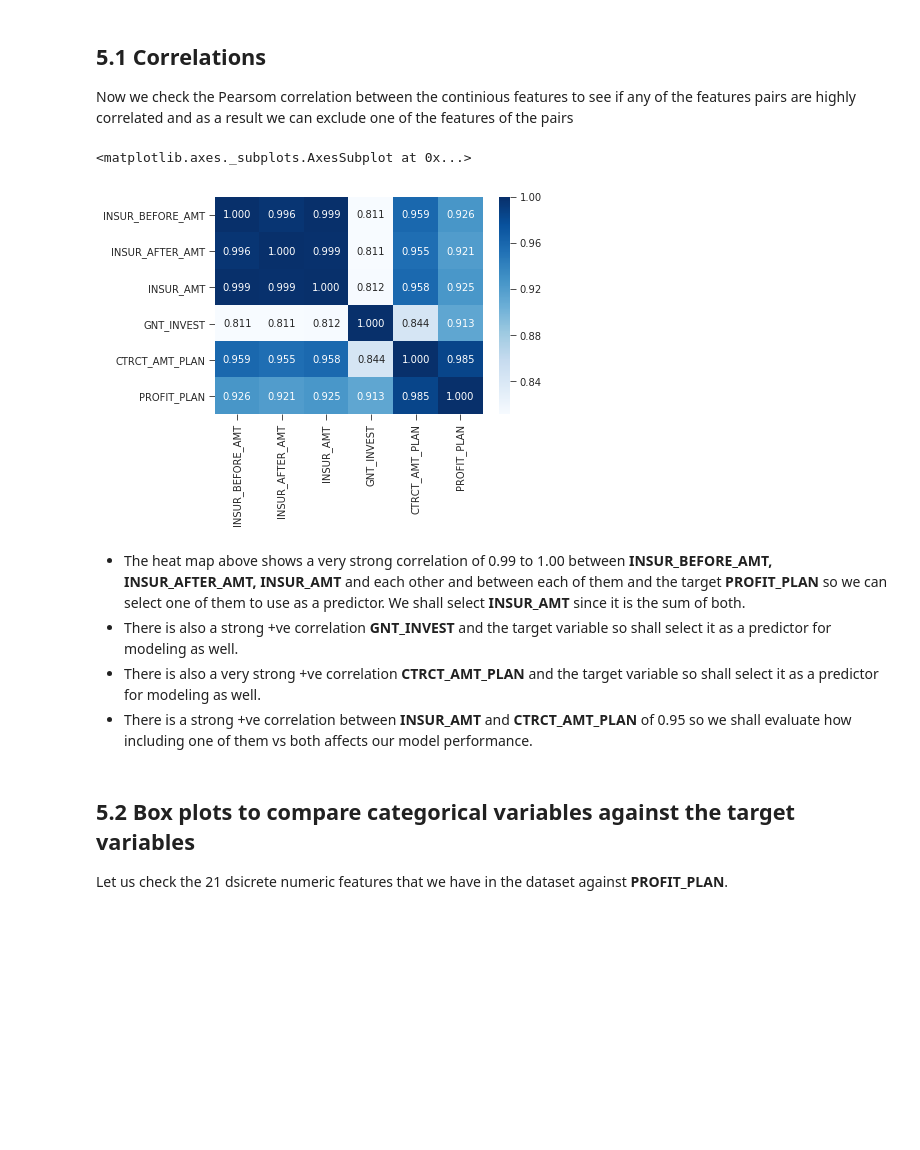
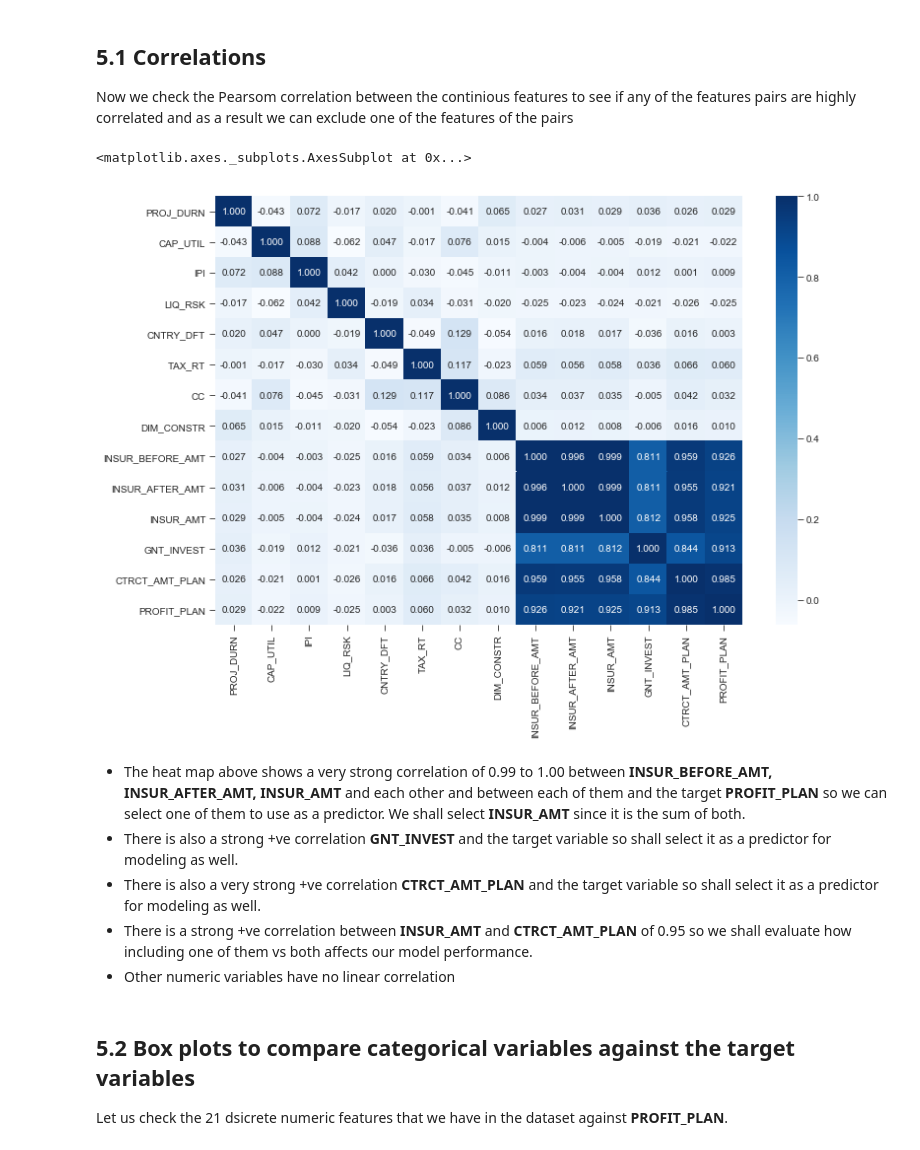
Before and after one commit to walidsi/data-science-bootcamp, a Jupyter notebook: Globex case _1_.ipynb, the cells around one changed output. Cells and saved outputs as stored; diff of their text form; code cells hidden in the pictures; blank space fills up the shorter version.

```diff
--- a/Globex case _1_.ipynb
+++ b/Globex case _1_.ipynb
@@ -40,11 +40,11 @@ pd.set_option('display.max.columns', 500) # display up to 500 colums without "..
 pd.set_option('display.max.rows', 50)
 
 # Fetch the Customer file
-my_file = project.get_file("Globex_Data_Set.csv")
+#my_file = project.get_file("Globex_Data_Set.csv")
 
 # Read the EXCEl data file from the object storage into a pandas DataFrame
 #my_file.seek(0)
-globex_df = pd.read_csv(my_file)
+globex_df = pd.read_csv('Globex_Data_Set.csv')
 print("\nNumber of projects: {}".format(len(globex_df)))
 globex_df.head()
 # %% [output]
@@ -176,6 +175,12 @@ plt.rc('font', **font)
 plt.rc('axes', titlesize=30)     # fontsize of the axes title
 
 from pandas.plotting import scatter_matrix
+
+numeric_features = ['PROJ_DURN', 'CAP_UTIL', 'IPI', 'LIQ_RSK', 'CNTRY_DFT', 'TAX_RT', 'CC', 'DIM_CONSTR',
+                    'INSUR_BEFORE_AMT', 'INSUR_AFTER_AMT', 'INSUR_AMT', 'GNT_INVEST', 'CTRCT_AMT_PLAN']
+
+target = ['PROFIT_PLAN']
+
 attributes = ["INSUR_AMT", "INSUR_BEFORE_AMT", "INSUR_AFTER_AMT", "CTRCT_AMT_PLAN", "GNT_INVEST", "PROFIT_PLAN"]
-scatter_matrix(globex_df[attributes], figsize=(20, 16));
+scatter_matrix(globex_df[numeric_features+target], figsize=(20, 16));
 # %% [output]
@@ -208,26 +213,25 @@ Now we check the Pearsom correlation between the continious features to see if a
 # %%
 #check for correlations between numeric features. Rule, if two features that are highly correlated one should be dropped
 # Does scaling make a difference in result ???? No, no need to scale features before running corr(), you will get the same scores. Try it yourself!
 
 font = {'weight' : 'normal',
         'size'   : 10}
 
 plt.rc('font', **font)
 plt.rc('axes', titlesize=30)     # fontsize of the axes title
 
-numeric_features = ['INSUR_BEFORE_AMT', 'INSUR_AFTER_AMT', 'INSUR_AMT', 'GNT_INVEST', 'CTRCT_AMT_PLAN', 'PROFIT_PLAN']
-
 #plt.style.use('default')
-plt.figure(figsize=(6, 4))
-sns.heatmap(globex_df[numeric_features].corr(),  cmap="Blues", annot=True, fmt=".3f")
+plt.figure(figsize=(12, 8))
+sns.heatmap(globex_df[numeric_features+target].corr(),  cmap="Blues", annot=True, fmt=".3f")
 # %% [output]
 <matplotlib.axes._subplots.AxesSubplot at 0x...>
-[figure, old version]
+[figure, new version]
 # %% [markdown]
 - The heat map above shows a very strong correlation of 0.99 to 1.00 between <b>INSUR_BEFORE_AMT, INSUR_AFTER_AMT, INSUR_AMT</b> and each other and between each of them and the target <b>PROFIT_PLAN</b> so we can select one of them to use as a predictor. We shall select <b>INSUR_AMT</b> since it is the sum of both.
 - There is also a strong +ve correlation <b>GNT_INVEST</b> and the target variable so shall select it as a predictor for modeling as well.
 - There is also a very strong +ve correlation <b>CTRCT_AMT_PLAN</b> and the target variable so shall select it as a predictor for modeling as well.
 - There is a strong +ve correlation between <b>INSUR_AMT</b> and <b>CTRCT_AMT_PLAN</b> of 0.95 so we shall evaluate how including one of them vs both affects our model performance.
+- Other numeric variables have no linear correlation
 # %% [markdown]
 ## 5.2 Box plots to compare categorical variables against the target variables
 Let us check the 21 dsicrete numeric features that we have in the dataset against <b>PROFIT_PLAN</b>.
```
Also changed, not shown: parts of 15 cells of this notebook.
